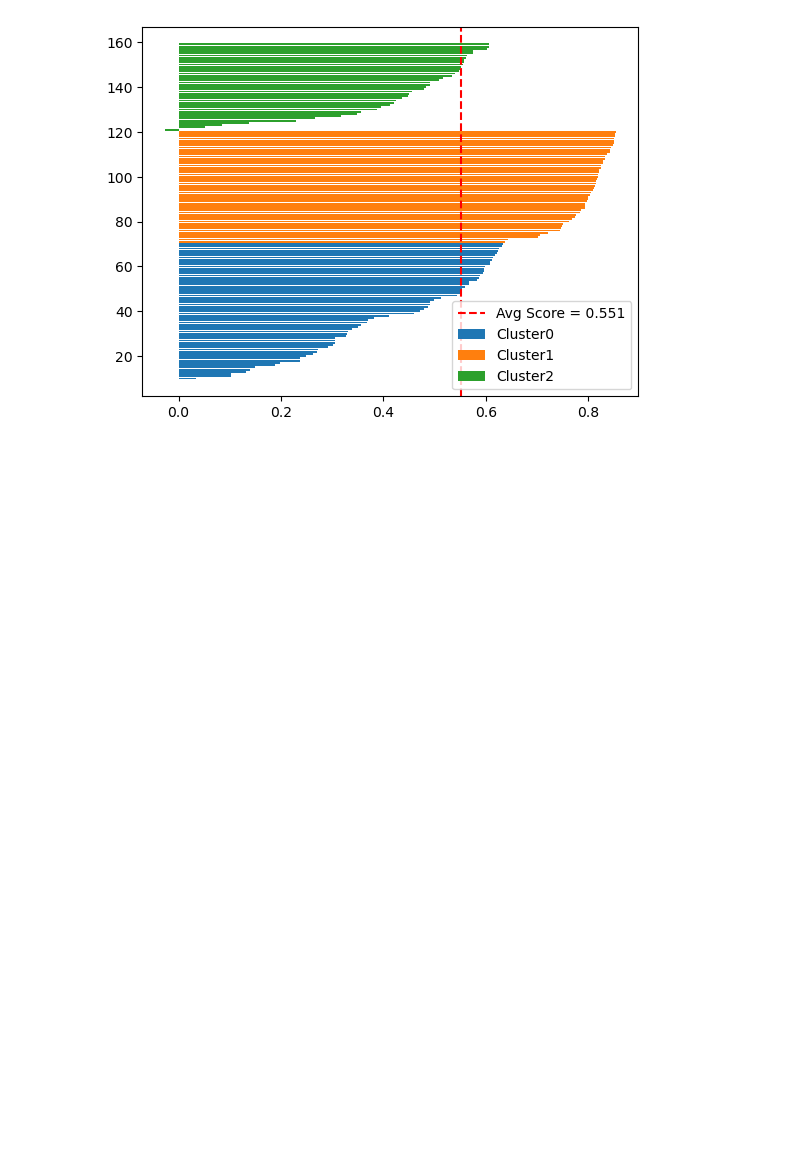
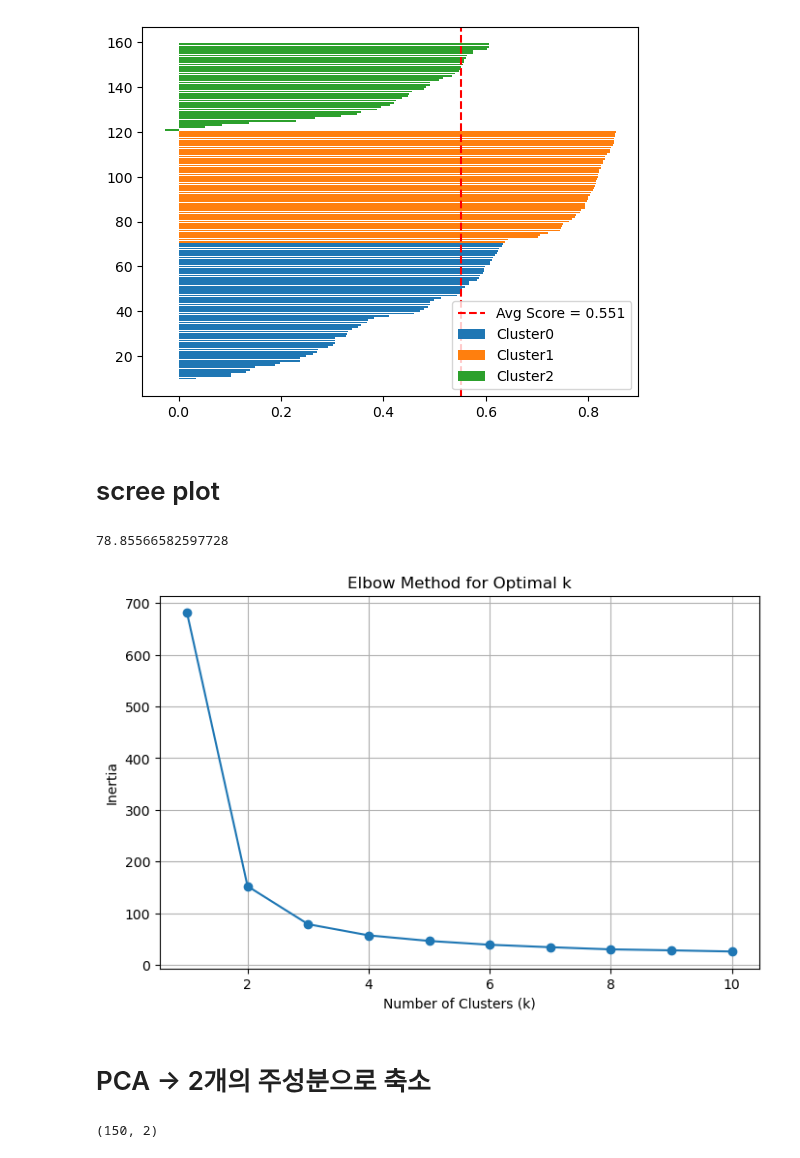
Before and after one commit to zdeik/hipython_rep, a Jupyter notebook: 41.k평균.ipynb, the cells around one changed output. Cells and saved outputs as stored; diff of their text form; code cells hidden in the pictures; blank space fills up the shorter version.

```diff
--- a/41.k평균.ipynb
+++ b/41.k평균.ipynb
@@ -78,3 +78,37 @@ plt.legend()
 plt.show()
 # %% [output]
 [figure]
+# %% [markdown]
+# scree plot
+# %%
+KM.inertia_
+# %% [output]
+78.85566582597728
+# %%
+scree_df = iris_df[['sepal_length','sepal_width','petal_length','petal_width']]
+# %%
+inertia = []
+k_values = range(1,11)
+for k in k_values:
+    kmeans= KMeans(n_clusters=k, n_init=10, random_state=42)
+    kmeans.fit(scree_df)
+    inertia.append(kmeans.inertia_)
+
+plt.figure(figsize=(8, 5))
+plt.plot(k_values, inertia, marker='o')
+plt.xlabel('Number of Clusters (k)')
+plt.ylabel('Inertia')
+plt.title('Elbow Method for Optimal k')
+plt.grid(True)
+plt.show()
+# %% [output]
+[figure, added]
+# %% [markdown]
+# PCA -> 2개의 주성분으로 축소
+# %%
+from sklearn.decomposition import PCA
+pca = PCA(n_components=2)
+pca_transformed= pca.fit_transform(iris.data)
+pca_transformed.shape
+# %% [output]
+(150, 2)
```
Also changed, not shown: parts of 27 cells of this notebook.
